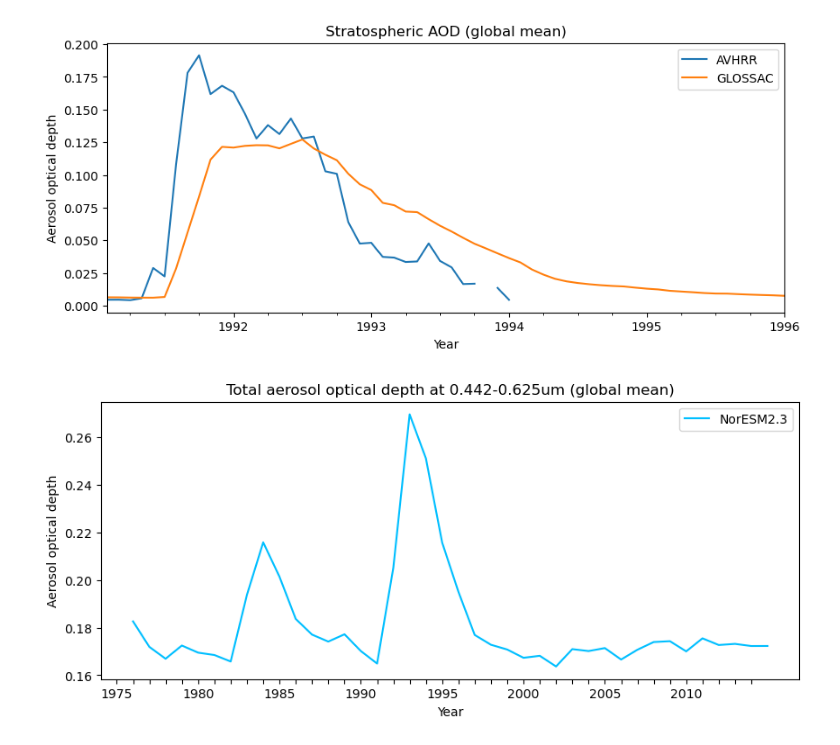
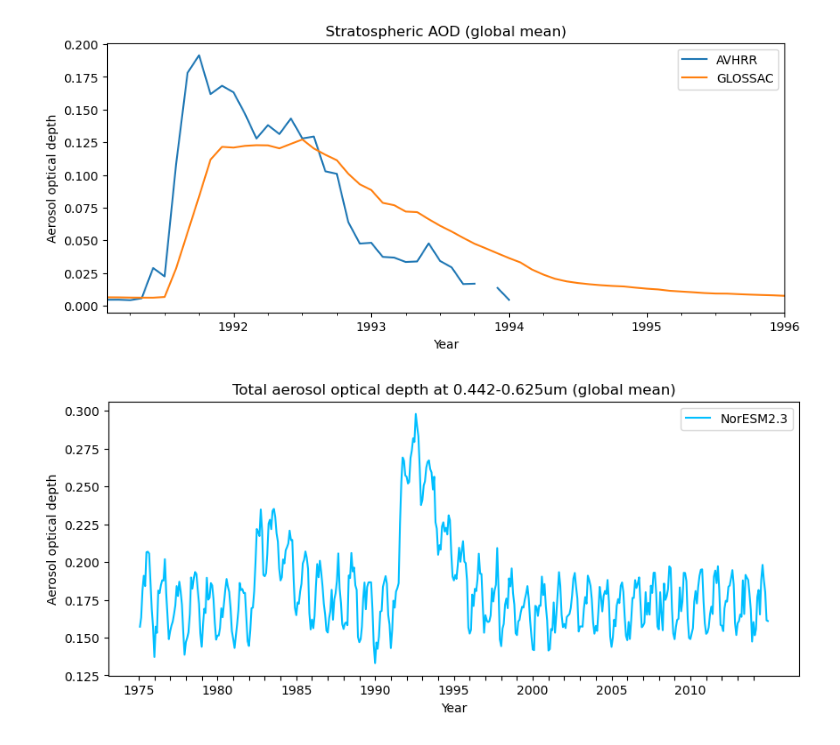
Before and after one commit to EliHHogemo/master_thesis, a Jupyter notebook: sulfur_pinatubo.ipynb, the cells around one changed output. Saved outputs shown, nothing was run; the diff lists cells and outputs as text; code cells hidden in the pictures.

```diff
--- a/sulfur_pinatubo.ipynb
+++ b/sulfur_pinatubo.ipynb
@@ -308,22 +290,22 @@ plt.show()
 # %%
 aod500 = "AOD_VIS"  # AOD at 0.442-0.625um
 daylight = "DAYFOC"  # Fraction of day in the month
 
 ts_aod = ds[aod500].weighted(weighted_lat).mean(dim=["lat", "lon"])
 daylight_monthly = ds[daylight].weighted(weighted_lat).mean(dim=["lat", "lon"])
 ts_aod = ts_aod / daylight_monthly
-ts_aod = ts_aod.resample(time="1YE").mean()
+#ts_aod = ts_aod.resample(time="1YE").mean()
 
 plt.figure(figsize=(10, 4))
 ts_aod.plot(color = "deepskyblue", label = "NorESM2.3")
 years = np.arange(1975, 2015)
 year_ticks = [cftime.DatetimeNoLeap(int(y), 1, 1) for y in years]
 plt.xticks(year_ticks, [str(y) if y % 5 == 0 else '' for y in years])
 plt.xlabel("Year")
 plt.ylabel("Aerosol optical depth")
 plt.title("Total aerosol optical depth at 0.442-0.625um (global mean)")
 plt.legend()
 plt.show()
 # %% [output]
-[figure, old version]
+[figure, new version]
 # %%
```
Also changed, not shown: parts of 6 cells of this notebook.
